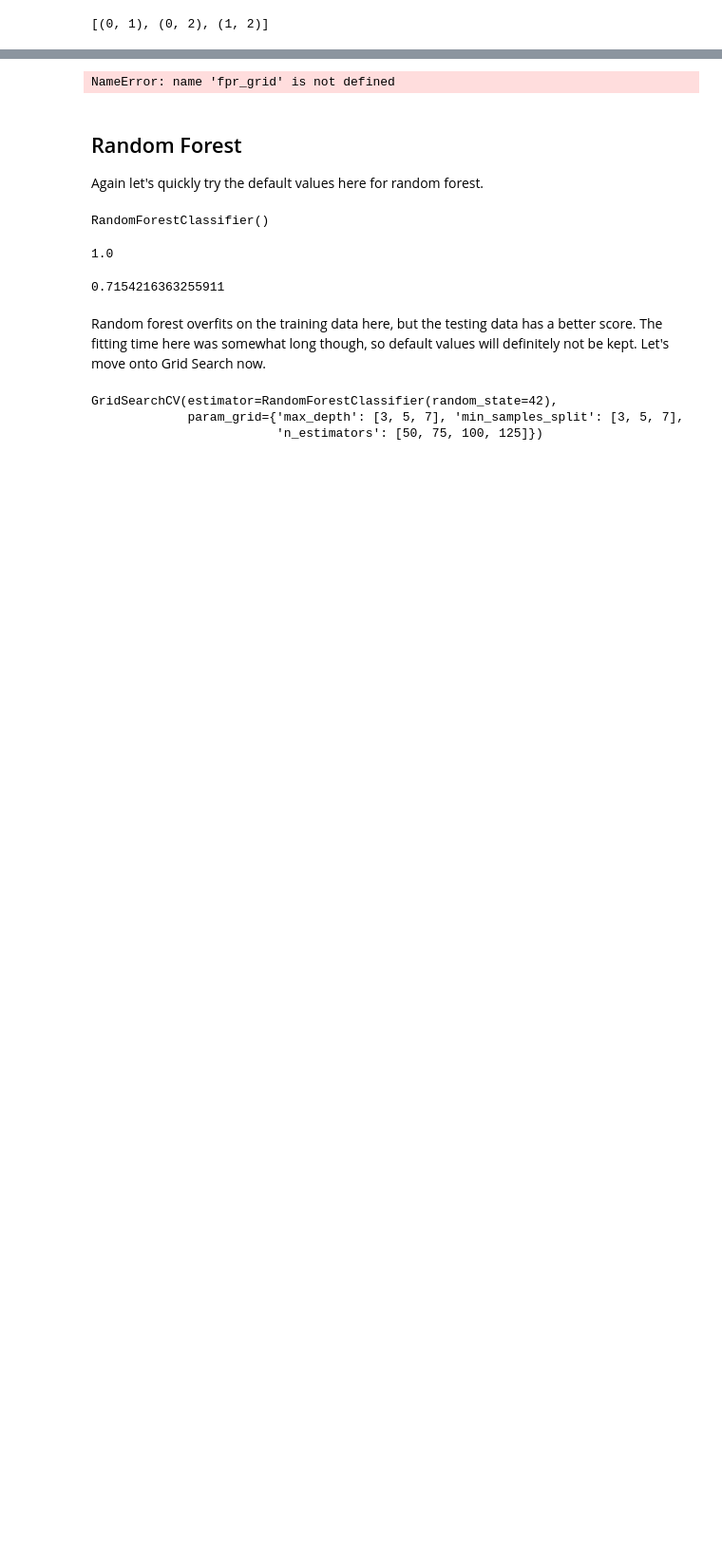
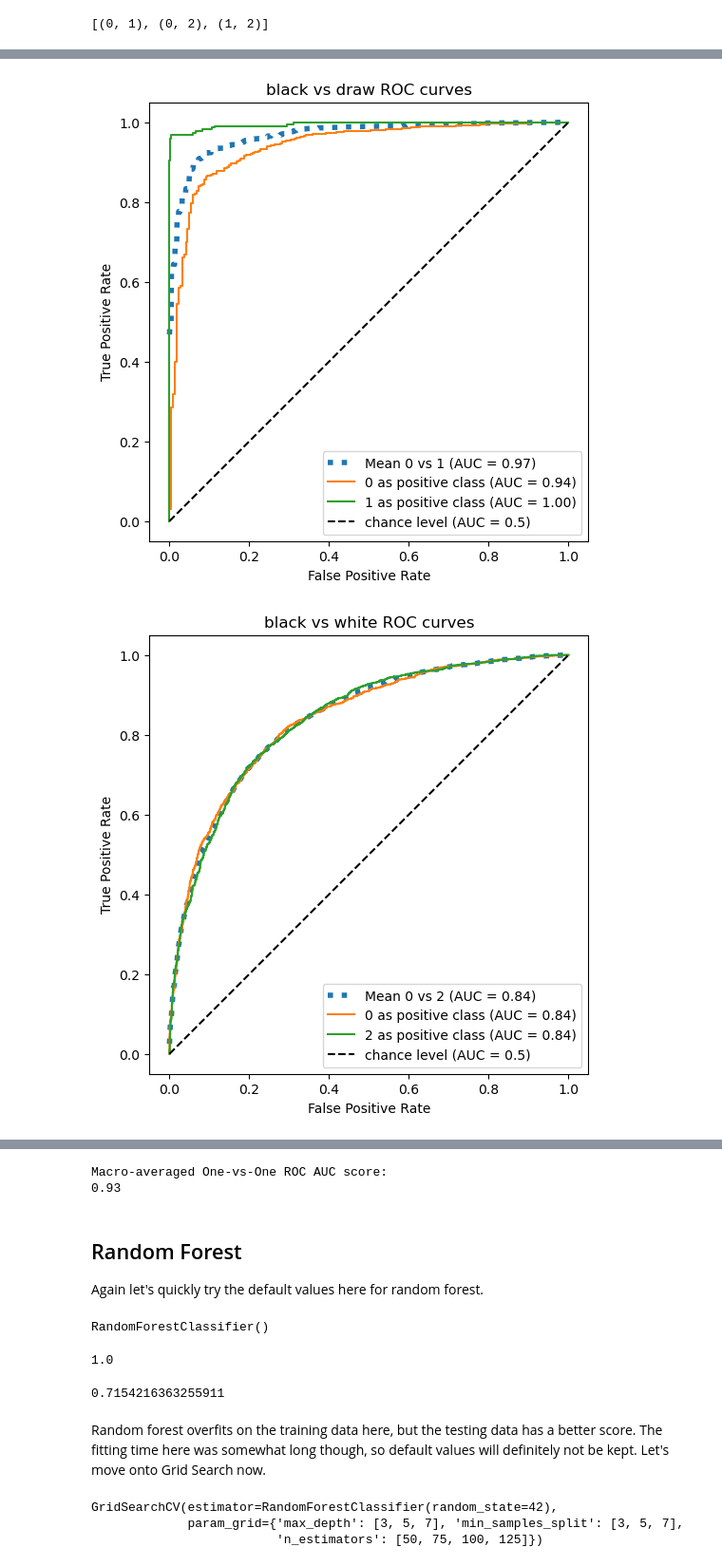
Before and after one commit to RavinderRai/chess_data, a Jupyter notebook: Modelling.ipynb, the cells around one changed output, grey strips where cells are left out. Shown: that part at 95% size. Drawn from its saved outputs; the diff is of its cells as text; code cells hidden in the pictures; blank space fills up the shorter version.

Commit message:
Started to add ROC curve plots

```diff
--- a/Modelling.ipynb
+++ b/Modelling.ipynb
@@ -200,7 +210,8 @@ print(pair_list)
 from sklearn.metrics import RocCurveDisplay
 
 from sklearn.preprocessing import LabelBinarizer
-
+fpr_grid = np.linspace(0.0, 1.0, 1000)
 y_score = y_pred_probs
-
+target_names = np.array(['black', 'draw', 'white'])
 label_binarizer = LabelBinarizer().fit(y)
+label_binarizer.classes_
@@ -232,31 +245,43 @@ for ix, (label_a, label_b) in enumerate(pair_list):
 
     fig, ax = plt.subplots(figsize=(6, 6))
     plt.plot(
         fpr_grid,
         mean_tpr[ix],
         label=f"Mean {label_a} vs {label_b} (AUC = {mean_score :.2f})",
         linestyle=":",
         linewidth=4,
     )
     RocCurveDisplay.from_predictions(
         a_true,
         y_score[ab_mask, idx_a],
         ax=ax,
         name=f"{label_a} as positive class",
     )
     RocCurveDisplay.from_predictions(
         b_true,
         y_score[ab_mask, idx_b],
         ax=ax,
         name=f"{label_b} as positive class",
     )
     plt.plot([0, 1], [0, 1], "k--", label="chance level (AUC = 0.5)")
     plt.axis("square")
     plt.xlabel("False Positive Rate")
     plt.ylabel("True Positive Rate")
-    plt.title(f"{target_names[idx_a]} vs {label_b} ROC curves")
+
+    #modifying code to work with the labels in this dataset
+    if label_b == 0:
+        cat2 = 'black'
+    elif label_b == 1:
+        cat2 = 'draw'
+    else:
+        cat2 = 'white'
+
+
+    plt.title(f"{target_names[idx_a]} vs {cat2} ROC curves")
     plt.legend()
     plt.show()
 
 print(f"Macro-averaged One-vs-One ROC AUC score:\n{np.average(pair_scores):.2f}")
 # %% [output]
+[figure, added]
+[figure, added]
@@ -263,4 +289,5 @@ print(f"Macro-averaged One-vs-One ROC AUC score:\n{np.average(pair_scores):.2f}"
-NameError: name 'fpr_grid' is not defined
+Macro-averaged One-vs-One ROC AUC score:
+0.93
 # %% [markdown]
 ## Random Forest
 
```
Also changed, not shown: parts of 13 cells of this notebook.
